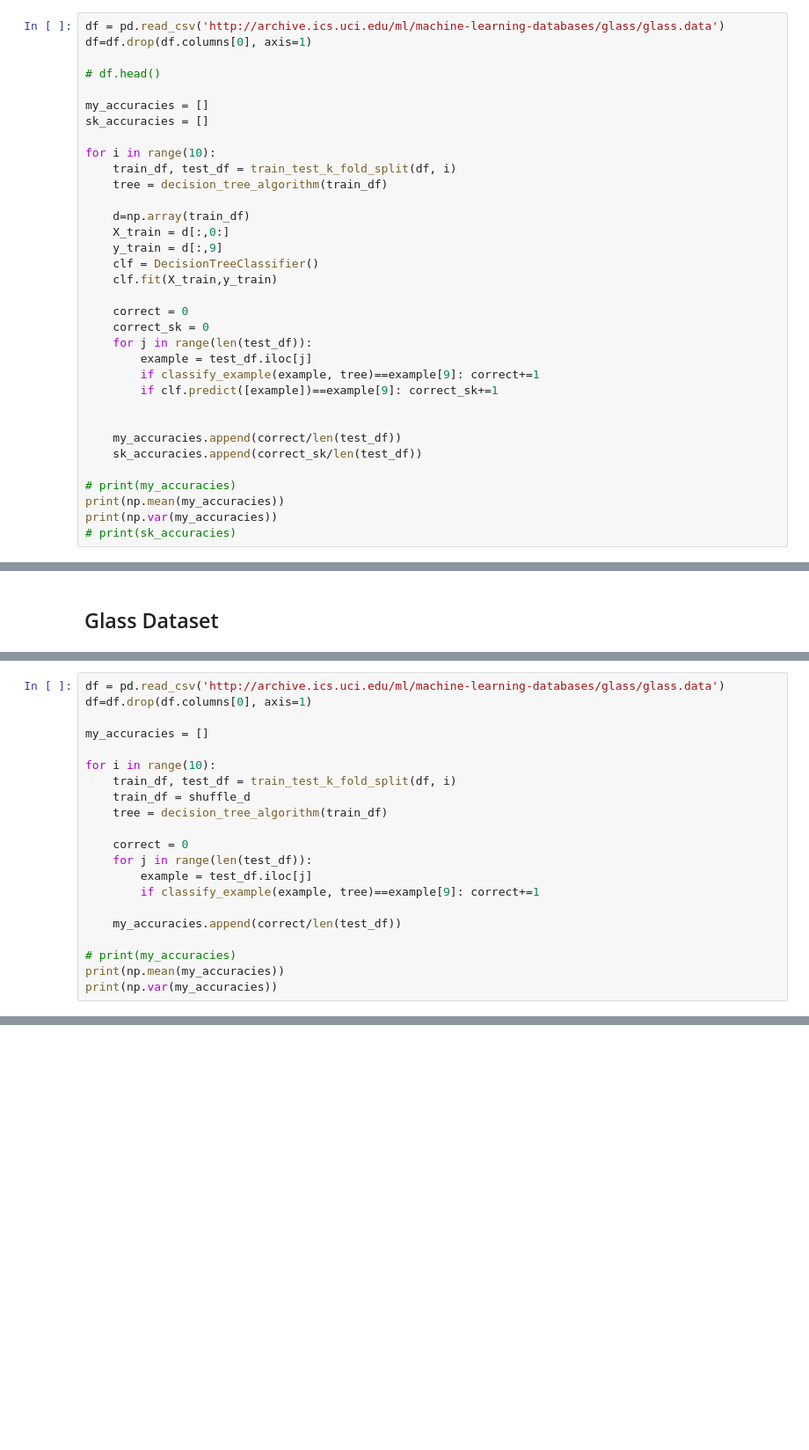
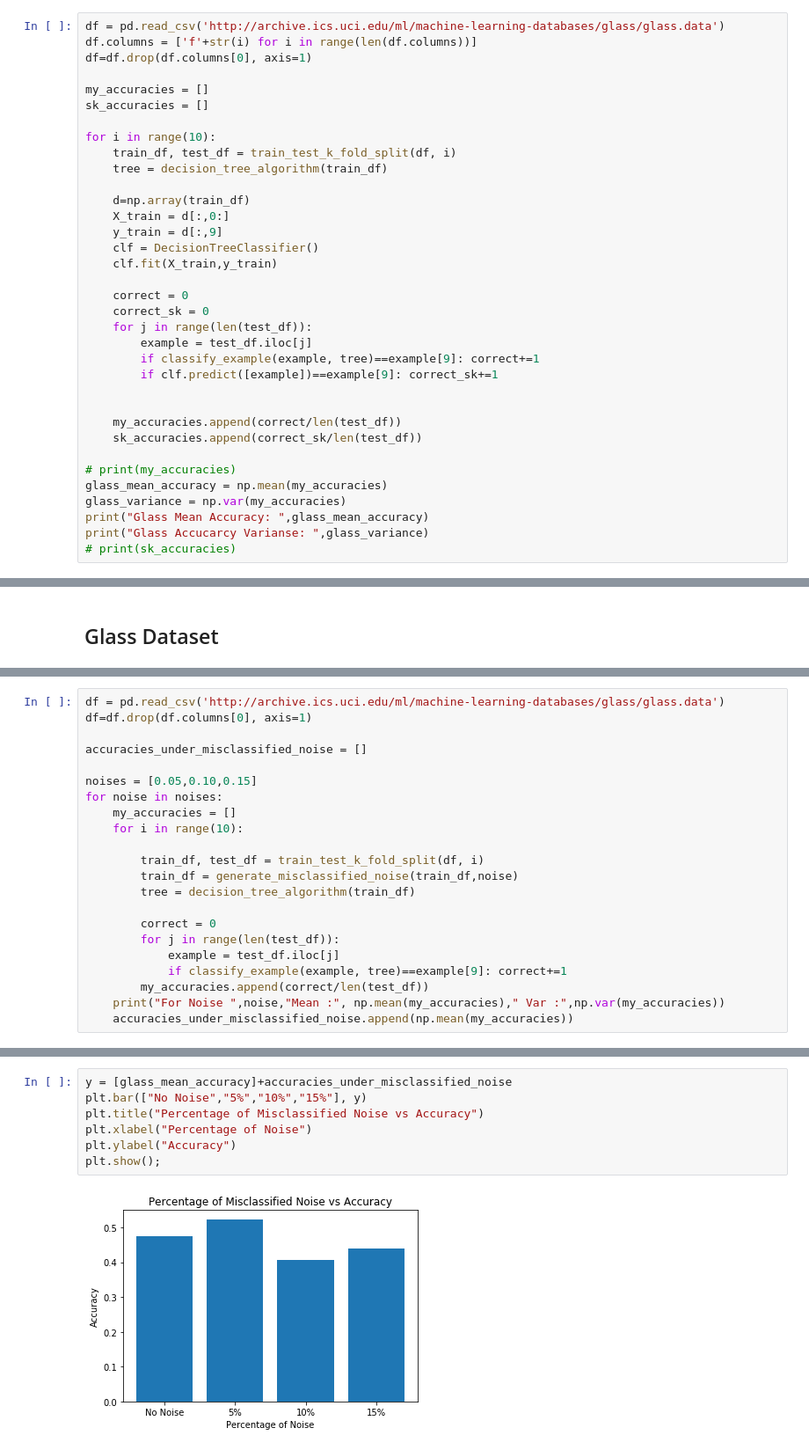
Before and after one commit to tusharchopratech/pattern_recognition_from_scratch, a Jupyter notebook: 2/Q1.ipynb, the cells around one changed output, grey strips where cells are left out. Shown: that part at 88% size. Cells and saved outputs as stored; diff of their text form; blank space fills up the shorter version.

```diff
--- a/2/Q1.ipynb
+++ b/2/Q1.ipynb
@@ -254,9 +415,8 @@ def train_test_k_fold_split(df, fold):
 ## Glass Dataset
 # %%
 df = pd.read_csv('http://archive.ics.uci.edu/ml/machine-learning-databases/glass/glass.data')
+df.columns = ['f'+str(i) for i in range(len(df.columns))]
 df=df.drop(df.columns[0], axis=1)
-
-# df.head()
 
 my_accuracies = []
 sk_accuracies = []
@@ -283,7 +443,9 @@ for i in range(10):
     sk_accuracies.append(correct_sk/len(test_df))
 
 # print(my_accuracies)
-print(np.mean(my_accuracies))
-print(np.var(my_accuracies))
+glass_mean_accuracy = np.mean(my_accuracies)
+glass_variance = np.var(my_accuracies)
+print("Glass Mean Accuracy: ",glass_mean_accuracy)
+print("Glass Accucarcy Varianse: ",glass_variance)
 # print(sk_accuracies)
 # %% [output]
@@ -337,20 +540,21 @@ b) How do you explain the effect of noise on the C4.5 method?
 df = pd.read_csv('http://archive.ics.uci.edu/ml/machine-learning-databases/glass/glass.data')
 df=df.drop(df.columns[0], axis=1)
 
-my_accuracies = []
+accuracies_under_misclassified_noise = []
 
-for i in range(10):
-    train_df, test_df = train_test_k_fold_split(df, i)
-    train_df = shuffle_d
-    tree = decision_tree_algorithm(train_df)
+noises = [0.05,0.10,0.15]
+for noise in noises:
+    my_accuracies = []
+    for i in range(10):
 
-    correct = 0
-    for j in range(len(test_df)):
-        example = test_df.iloc[j]
-        if classify_example(example, tree)==example[9]: correct+=1
+        train_df, test_df = train_test_k_fold_split(df, i)
+        train_df = generate_misclassified_noise(train_df,noise)
+        tree = decision_tree_algorithm(train_df)
 
-    my_accuracies.append(correct/len(test_df))
-
-# print(my_accuracies)
-print(np.mean(my_accuracies))
-print(np.var(my_accuracies))
+        correct = 0
+        for j in range(len(test_df)):
+            example = test_df.iloc[j]
+            if classify_example(example, tree)==example[9]: correct+=1
+        my_accuracies.append(correct/len(test_df))
+    print("For Noise ",noise,"Mean :", np.mean(my_accuracies)," Var :",np.var(my_accuracies))
+    accuracies_under_misclassified_noise.append(np.mean(my_accuracies))
@@ -356,0 +565,9 @@ print(np.var(my_accuracies))
+# %%
+y = [glass_mean_accuracy]+accuracies_under_misclassified_noise
+plt.bar(["No Noise","5%","10%","15%"], y)
+plt.title("Percentage of Misclassified Noise vs Accuracy")
+plt.xlabel("Percentage of Noise")
+plt.ylabel("Accuracy")
+plt.show();
+# %% [output]
+[figure, added]
```
Also changed, not shown: parts of 18 cells of this notebook.
